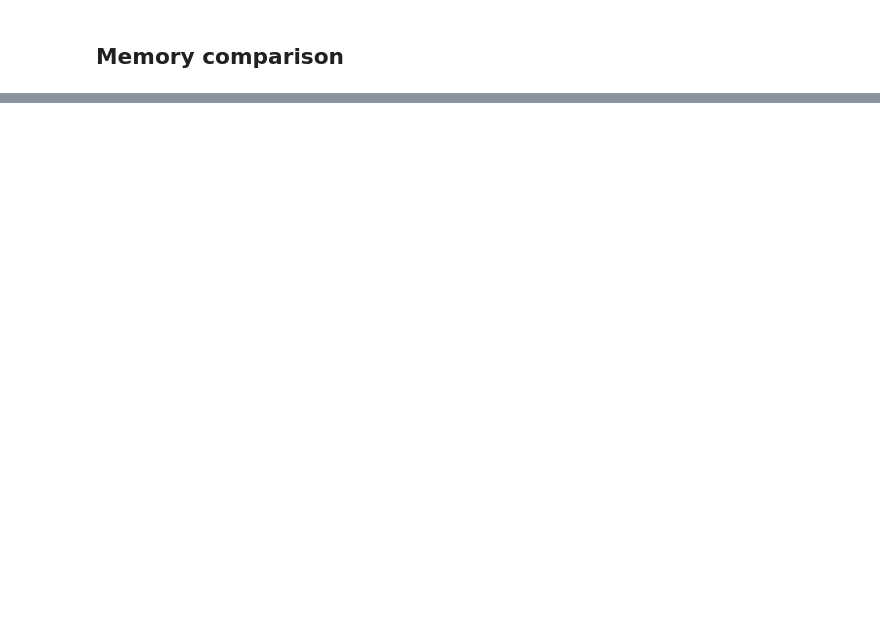
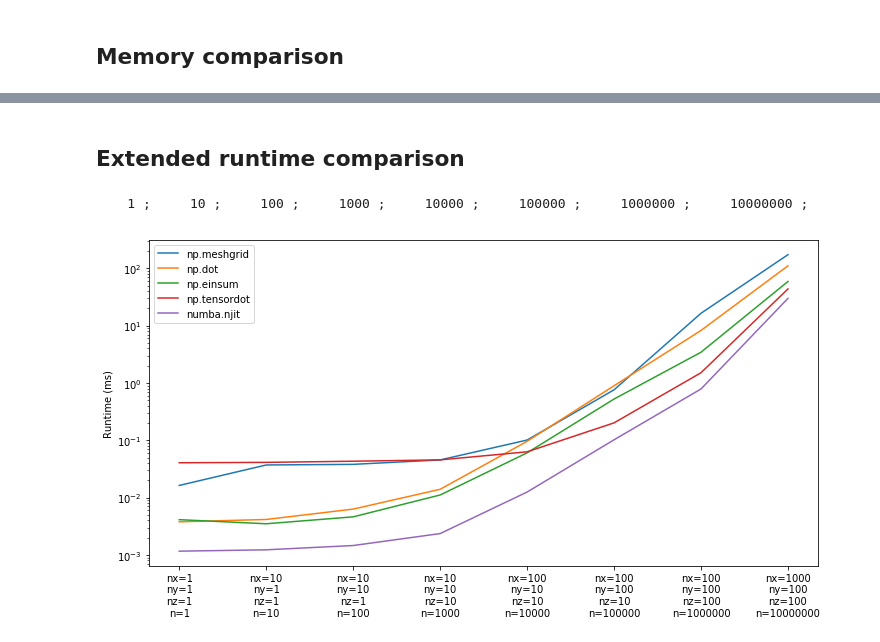
Before and after one commit to prisae/tmp-share, a Jupyter notebook: multiply_volume.ipynb, the cells around one changed output, grey strips where cells are left out. Cells and saved outputs as stored; diff of their text form; code cells hidden in the pictures; blank space fills up the shorter version.

Commit message:
Add graph

```diff
--- a/multiply_volume.ipynb
+++ b/multiply_volume.ipynb
@@ -119,0 +123,47 @@ numba.njit   :: peak memory: 152.03 MiB, increment: 0.19 MiB
+# %% [markdown]
+## Extended runtime comparison
+# %%
+nx = [1, 10, 10, 10, 100, 100, 100, 1000]
+ny = [1, 1, 10, 10, 10, 100, 100, 100]
+nz = [1, 1, 1, 10, 10, 10, 100, 100]
+nxyz = np.array(nx)*np.array(ny)*np.array(nz)
+s = 3.5
+
+out = {'mg': [], 'dt': [], 'es': [], 'td': [], 'nb': []}
+for i in range(len(nx)):
+    dx = np.random.rand(nx[i])
+    dy = np.random.rand(ny[i])
+    dz = np.random.rand(nz[i])
+    n = nxyz[i]
+    print('   ', n, '; ', end='')
+    out_mg = %timeit -o -q multiply_volume_meshgrid(x, dx, dy, dz)
+    out_dt = %timeit -o -q multiply_volume_dot(x, dx, dy, dz)
+    out_es = %timeit -o -q multiply_volume_einsum(x, dx, dy, dz)
+    out_td = %timeit -o -q multiply_volume_tensordot(x, dx, dy, dz)
+    out_nb = %timeit -o -q multiply_volume_numba(x, dx, dy, dz)
+    # Store in ms
+    out['mg'].append(1000*out_mg.best)
+    out['dt'].append(1000*out_dt.best)
+    out['es'].append(1000*out_es.best)
+    out['td'].append(1000*out_td.best)
+    out['nb'].append(1000*out_nb.best)
+# %% [output]
+    1 ;     10 ;     100 ;     1000 ;     10000 ;     100000 ;     1000000 ;     10000000 ;
+# %%
+plt.figure(figsize=(12,6))
+plt.plot(out['mg'], label='np.meshgrid')
+plt.plot(out['dt'], label='np.dot')
+plt.plot(out['es'], label='np.einsum')
+plt.plot(out['td'], label='np.tensordot')
+plt.plot(out['nb'], label='numba.njit')
+plt.yscale('log')
+plt.legend()
+
+label = []
+for i in range(len(nx)):
+    label.append('nx='+str(nx[i])+'\nny='+str(ny[i])+'\nnz='+str(nz[i])+'\nn='+str(nxyz[i])+'')
+plt.xticks(np.arange(len(nx)), label)
+plt.ylabel('Runtime (ms)')
+plt.show()
+# %% [output]
+[figure, added]
```
Also changed, not shown: parts of 4 cells of this notebook.
